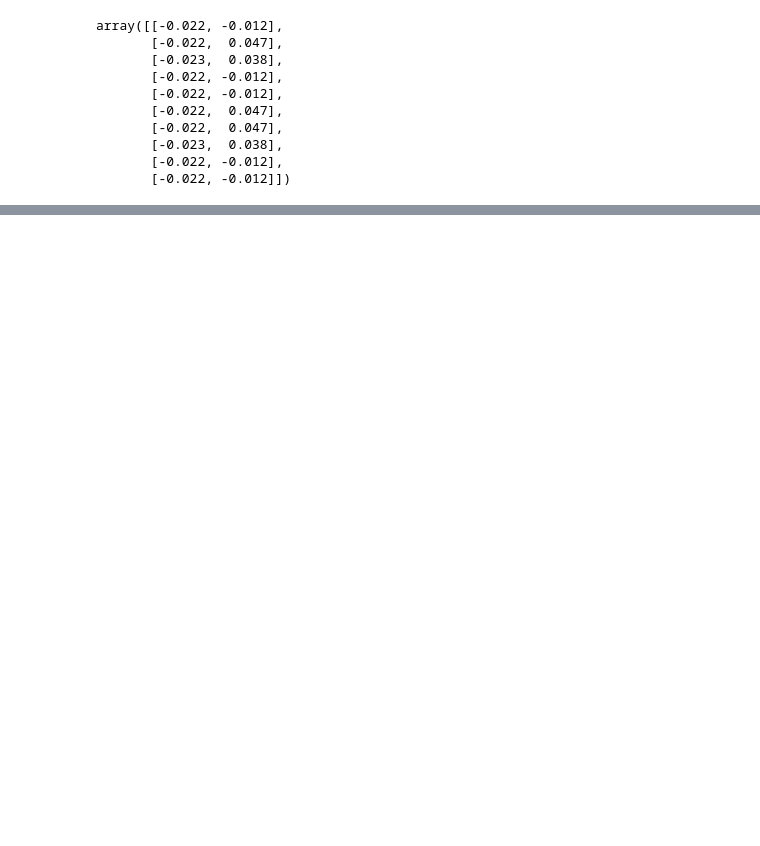
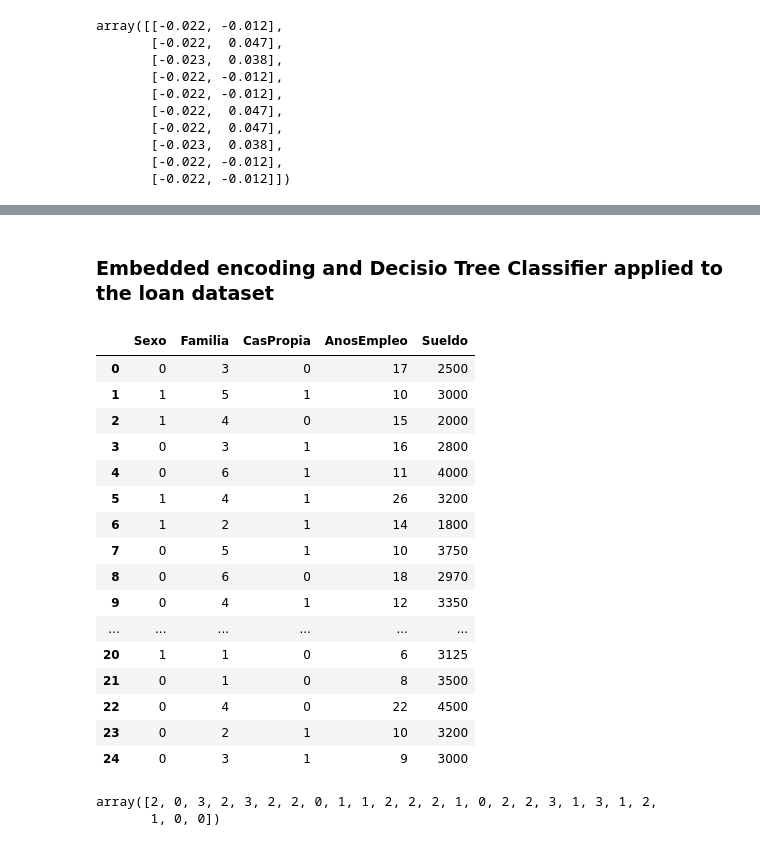
Before and after one commit to eacunafer/Data-Mining-Machine-Learning-subgraduado-, a Jupyter notebook: notebooks/Embedded encoding.ipynb, the cells around one changed output, grey strips where cells are left out. Saved outputs shown, nothing was run; the diff lists cells and outputs as text; code cells hidden in the pictures; blank space fills up the shorter version.

```diff
--- a/notebooks/Embedded encoding.ipynb
+++ b/notebooks/Embedded encoding.ipynb
@@ -165,0 +165,42 @@ array([[ 0.21572427,  0.94465752, -0.022     , -0.012     ],
+# %% [markdown]
+### Embedded encoding and Decisio Tree Classifier applied to the loan dataset
+# %%
+import pandas as pd
+df = pd.read_csv("https://academic.uprm.edu/eacuna/datosarbol.csv")
+y=df['Prestamo']
+data=df.iloc[:,0:6]
+#Codificando 0-1 las Variables Sexo y CasPropia
+lb_make = LabelEncoder()
+data["Sexo"] = lb_make.fit_transform(data["Sexo"])
+data['CasPropia']=lb_make.fit_transform(data["CasPropia"])
+data1=data['StatustMarital']
+#Aplicando OneHot encoding a la predictora StatustMarital
+data2=pd.get_dummies(data1,prefix=['StatustMarital'])
+data3=pd.concat([data.iloc[:,0:5],data2],axis=1)
+y2=lb_make.fit_transform(y)
+num_data1=data.iloc[:,0:5]
+num_data1
+# %% [output]
+|  | Sexo | Familia | CasPropia | AnosEmpleo | Sueldo |
+| 0 | 0 | 3 | 0 | 17 | 2500 |
+| 1 | 1 | 5 | 1 | 10 | 3000 |
+| 2 | 1 | 4 | 0 | 15 | 2000 |
+| 3 | 0 | 3 | 1 | 16 | 2800 |
+| 4 | 0 | 6 | 1 | 11 | 4000 |
+| 5 | 1 | 4 | 1 | 26 | 3200 |
+| 6 | 1 | 2 | 1 | 14 | 1800 |
+| 7 | 0 | 5 | 1 | 10 | 3750 |
+| 8 | 0 | 6 | 0 | 18 | 2970 |
+| 9 | 0 | 4 | 1 | 12 | 3350 |
+| ... | ... | ... | ... | ... | ... |
+| 20 | 1 | 1 | 0 | 6 | 3125 |
+| 21 | 0 | 1 | 0 | 8 | 3500 |
+| 22 | 0 | 4 | 0 | 22 | 4500 |
+| 23 | 0 | 2 | 1 | 10 | 3200 |
+| 24 | 0 | 3 | 1 | 9 | 3000 |
+# %%
+cat_data1= lb_make.fit_transform(data1)
+cat_data1
+# %% [output]
+array([2, 0, 3, 2, 3, 2, 2, 0, 1, 1, 2, 2, 2, 1, 0, 2, 2, 3, 1, 3, 1, 2,
+       1, 0, 0])
```
Also changed, not shown: parts of 15 cells of this notebook.
